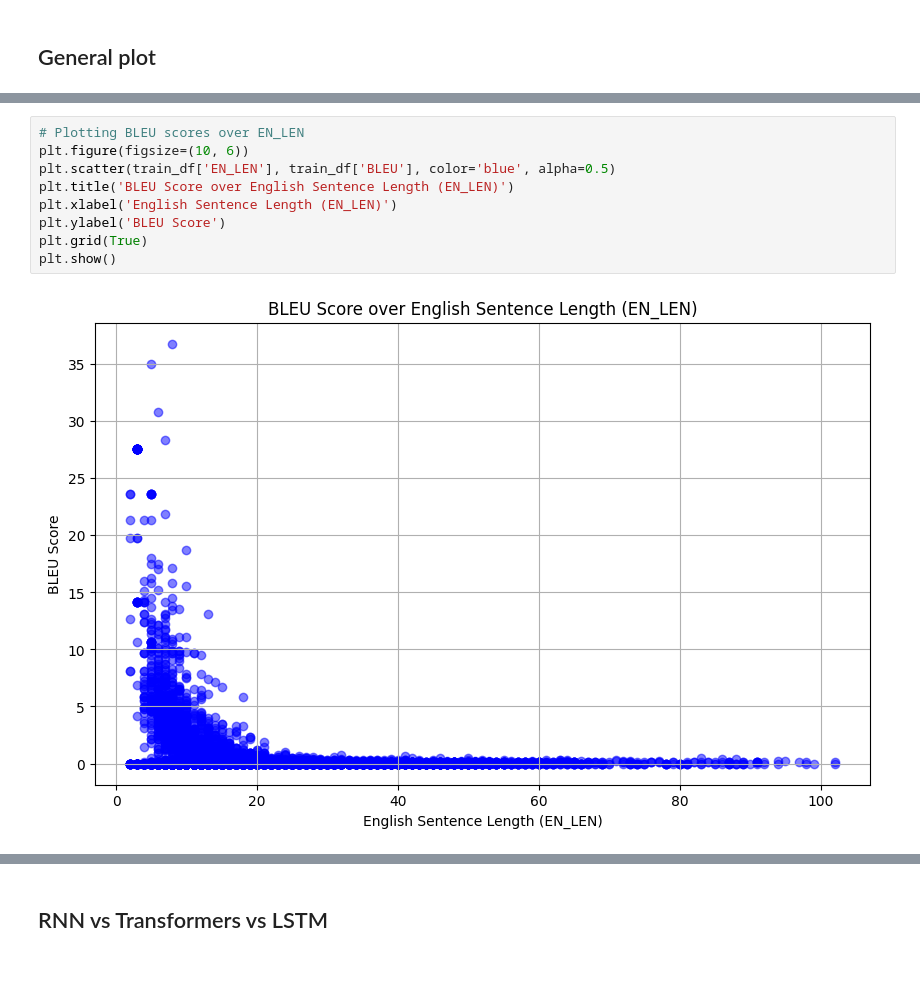
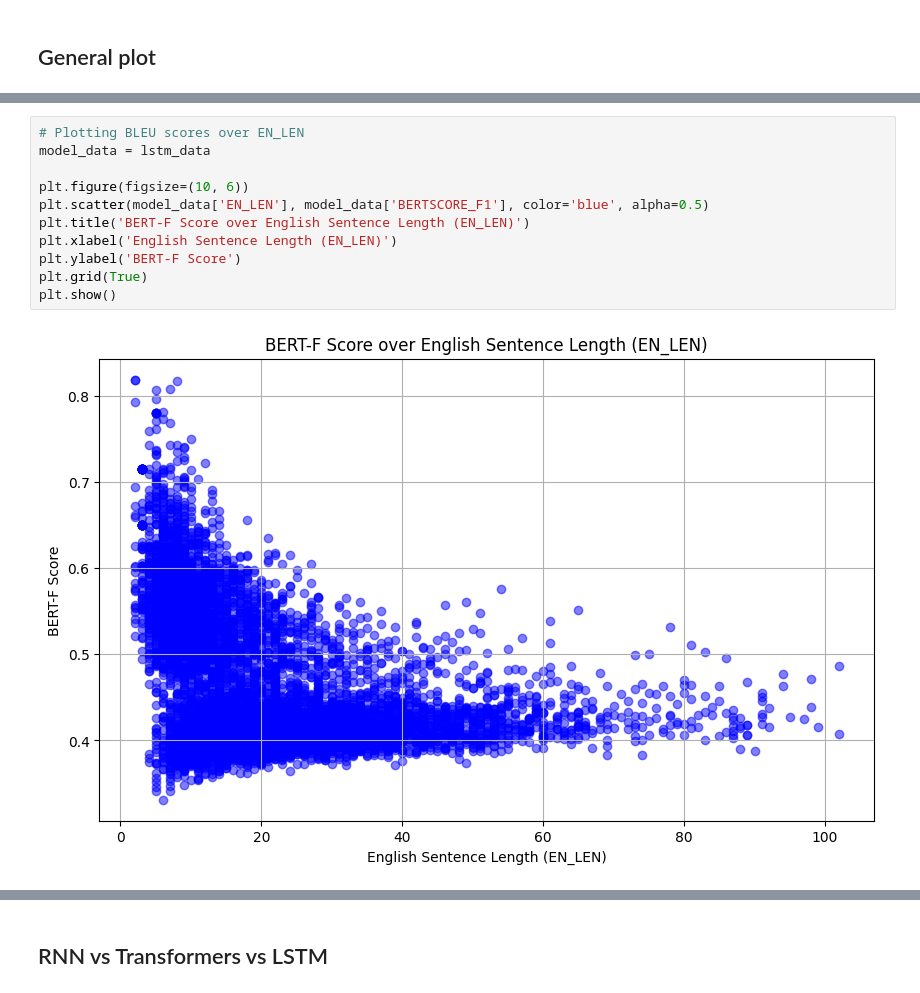
Before and after one commit to SeeuSim/cs4248-neural-translation, a Jupyter notebook: evaluations/plot generation/score_by_sent_len.ipynb, the cells around one changed output, grey strips where cells are left out. Saved outputs shown, nothing was run; the diff lists cells and outputs as text.

```diff
--- a/evaluations/plot generation/score_by_sent_len.ipynb
+++ b/evaluations/plot generation/score_by_sent_len.ipynb
@@ -81,14 +190,16 @@ train_df.to_csv(r"score by sentence len\230k-yourmodel-4-plot.csv",index=False)
 # %%
 # Plotting BLEU scores over EN_LEN
+model_data = lstm_data
+
 plt.figure(figsize=(10, 6))
-plt.scatter(train_df['EN_LEN'], train_df['BLEU'], color='blue', alpha=0.5)
-plt.title('BLEU Score over English Sentence Length (EN_LEN)')
+plt.scatter(model_data['EN_LEN'], model_data['BERTSCORE_F1'], color='blue', alpha=0.5)
+plt.title('BERT-F Score over English Sentence Length (EN_LEN)')
 plt.xlabel('English Sentence Length (EN_LEN)')
-plt.ylabel('BLEU Score')
+plt.ylabel('BERT-F Score')
 plt.grid(True)
 plt.show()
 # %% [output]
-[figure, old version]
+[figure, new version]
 # %%
 # Define the bins
 bins = [0, 20, 30, 40, 50, 60, float('inf')]
```
Also changed, not shown: parts of 13 cells of this notebook, 16 other files.
